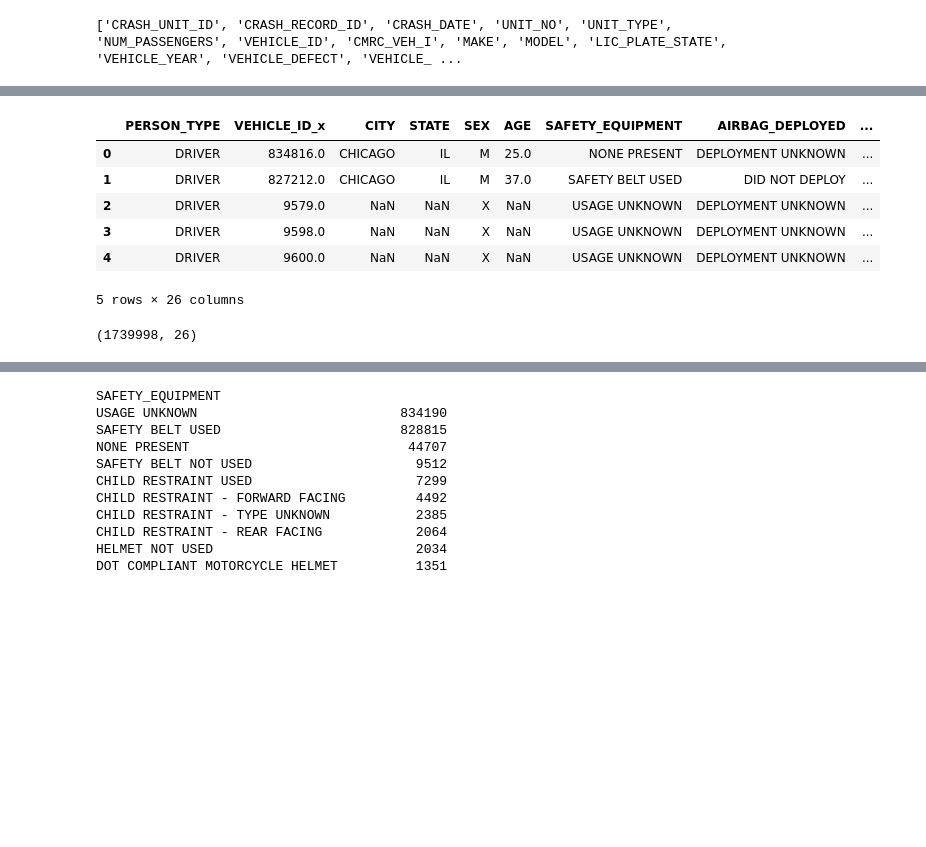
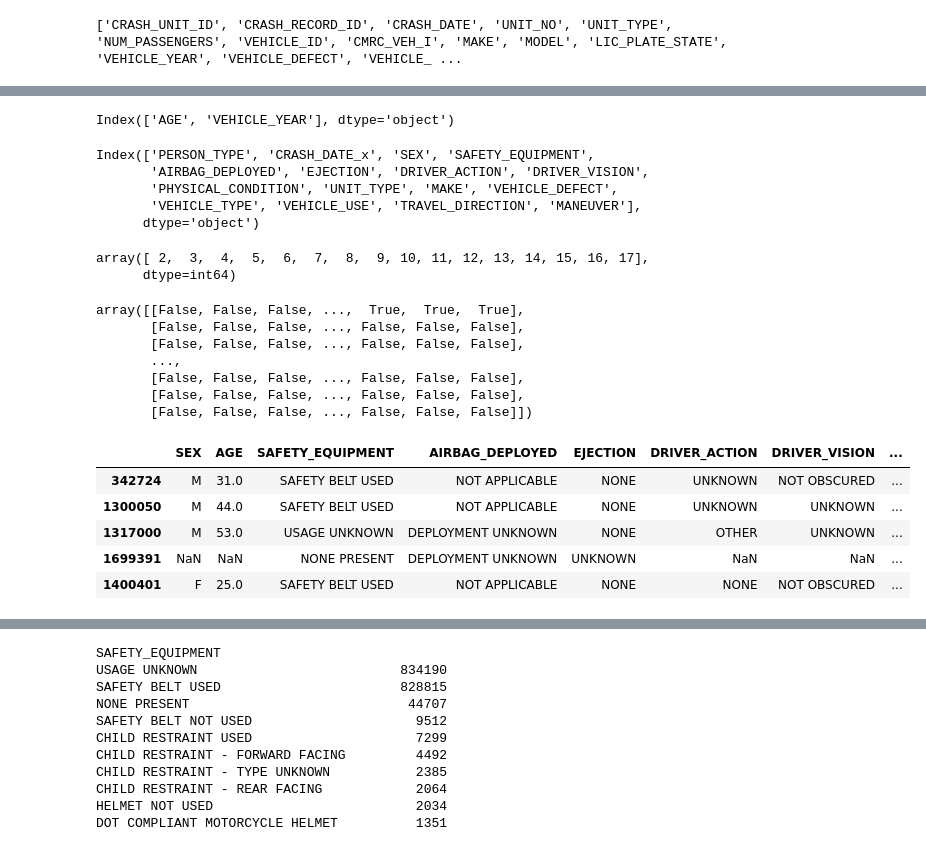
Before and after one commit to PatriciaNgari/Chicago-Crashes-Analysis, a Jupyter notebook: Untitled.ipynb, the cells around one changed output, grey strips where cells are left out. Cells and saved outputs as stored; diff of their text form; code cells hidden in the pictures; blank space fills up the shorter version.

```diff
--- a/Untitled.ipynb
+++ b/Untitled.ipynb
@@ -134,0 +47,5 @@ people_dropped.shape
+# %%
+threshold = 0.3
+merged_cleaned = merged_df.dropna(thresh=int((1-threshold) * len(merged_df)), axis=1)
+cols = merged_cleaned.columns.tolist()
+print(cols)
@@ -134,0 +54,6 @@ people_dropped.shape
+# %%
+columns_to_drop = ['UNIT_NO', 'OCCUPANT_CNT', 'FIRST_CONTACT_POINT', 'CRASH_RECORD_ID_x', 'BAC_RESULT','PERSON_ID',
+                   'CRASH_DATE_y', 'CRASH_RECORD_ID_y', 'VEHICLE_ID_x', 'CRASH_UNIT_ID', 'VEHICLE_ID_y', 'MODEL',
+                   'LIC_PLATE_STATE', 'CITY', 'STATE']
+final_df = merged_cleaned.drop(columns_to_drop, axis=1)
+final_df.shape
@@ -134,0 +85,4 @@ people_dropped.shape
+# %%
+X = final_df.drop(columns=["INJURY_CLASSIFICATION"], axis=1)
+y = final_df["INJURY_CLASSIFICATION"]
+X_train, X_test, y_train, y_test = train_test_split(X, y, test_size = 0.2, random_state=42)
@@ -135,15 +97,43 @@ people_dropped.shape
+# %%
+numeric_feature_names = grab_numeric(final_df)
+numeric_feature_names
+# %% [output]
+Index(['AGE', 'VEHICLE_YEAR'], dtype='object')
+# %%
+categorical_feature_names = grab_categorical(final_df).drop('INJURY_CLASSIFICATION')
+categorical_feature_names
+# %% [output]
+Index(['PERSON_TYPE', 'CRASH_DATE_x', 'SEX', 'SAFETY_EQUIPMENT',
+       'AIRBAG_DEPLOYED', 'EJECTION', 'DRIVER_ACTION', 'DRIVER_VISION',
+       'PHYSICAL_CONDITION', 'UNIT_TYPE', 'MAKE', 'VEHICLE_DEFECT',
+       'VEHICLE_TYPE', 'VEHICLE_USE', 'TRAVEL_DIRECTION', 'MANEUVER'],
+      dtype='object')
+# %%
+from sklearn.impute import MissingIndicator
+indicator_demo = MissingIndicator()
+
+indicator_demo.fit(X_train)
+
+indicator_demo.features_
+# %% [output]
+array([ 2,  3,  4,  5,  6,  7,  8,  9, 10, 11, 12, 13, 14, 15, 16, 17],
+      dtype=int64)
+# %%
+indicator_demo.transform(X_train)[:, 2:17]
+# %% [output]
+array([[False, False, False, ...,  True,  True,  True],
+       [False, False, False, ..., False, False, False],
+       [False, False, False, ..., False, False, False],
+       ...,
+       [False, False, False, ..., False, False, False],
+       [False, False, False, ..., False, False, False],
+       [False, False, False, ..., False, False, False]])
 # %%
-merged_df = pd.merge(people_dropped, vehicle_dropped, left_on='VEHICLE_ID', right_on='CRASH_UNIT_ID')
-merged_df.head()
+X_train.iloc[:5, [2,  3,  4,  5,  6,  7,  8,  9, 10, 11, 12, 13, 14, 15, 16, 17]]
 # %% [output]
-|  | PERSON_TYPE | VEHICLE_ID_x | CITY | STATE | SEX | AGE | SAFETY_EQUIPMENT | AIRBAG_DEPLOYED | ... |
-| 0 | DRIVER | 834816.0 | CHICAGO | IL | M | 25.0 | NONE PRESENT | DEPLOYMENT UNKNOWN | ... |
-| 1 | DRIVER | 827212.0 | CHICAGO | IL | M | 37.0 | SAFETY BELT USED | DID NOT DEPLOY | ... |
-| 2 | DRIVER | 9579.0 | NaN | NaN | X | NaN | USAGE UNKNOWN | DEPLOYMENT UNKNOWN | ... |
-| 3 | DRIVER | 9598.0 | NaN | NaN | X | NaN | USAGE UNKNOWN | DEPLOYMENT UNKNOWN | ... |
-| 4 | DRIVER | 9600.0 | NaN | NaN | X | NaN | USAGE UNKNOWN | DEPLOYMENT UNKNOWN | ... |
+|  | SEX | AGE | SAFETY_EQUIPMENT | AIRBAG_DEPLOYED | EJECTION | DRIVER_ACTION | DRIVER_VISION | ... |
+| 342724 | M | 31.0 | SAFETY BELT USED | NOT APPLICABLE | NONE | UNKNOWN | NOT OBSCURED | ... |
+| 1300050 | M | 44.0 | SAFETY BELT USED | NOT APPLICABLE | NONE | UNKNOWN | UNKNOWN | ... |
+| 1317000 | M | 53.0 | USAGE UNKNOWN | DEPLOYMENT UNKNOWN | NONE | OTHER | UNKNOWN | ... |
+| 1699391 | NaN | NaN | NONE PRESENT | DEPLOYMENT UNKNOWN | UNKNOWN | NaN | NaN | ... |
+| 1400401 | F | 25.0 | SAFETY BELT USED | NOT APPLICABLE | NONE | NONE | NOT OBSCURED | ... |
-5 rows × 26 columns
-# %%
-merged_df.shape
-# %% [output]
-(1739998, 26)
```
Also changed, not shown: parts of 29 cells of this notebook.
